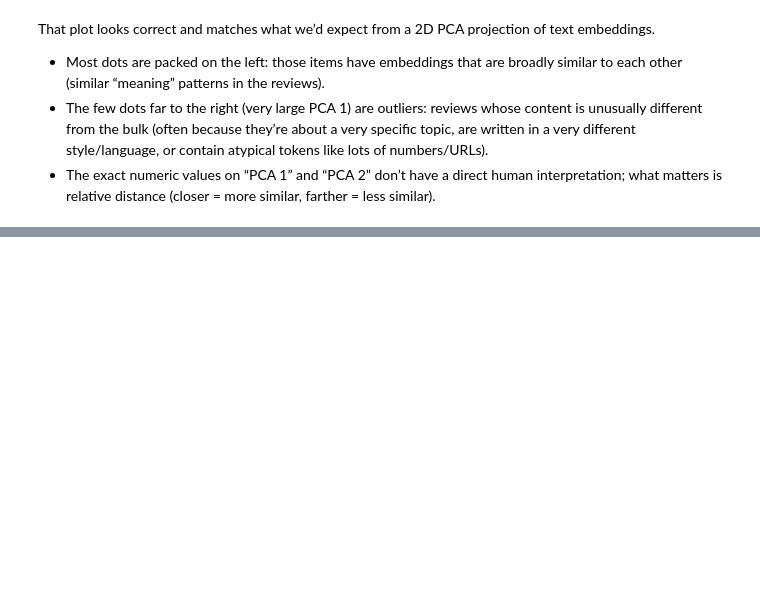
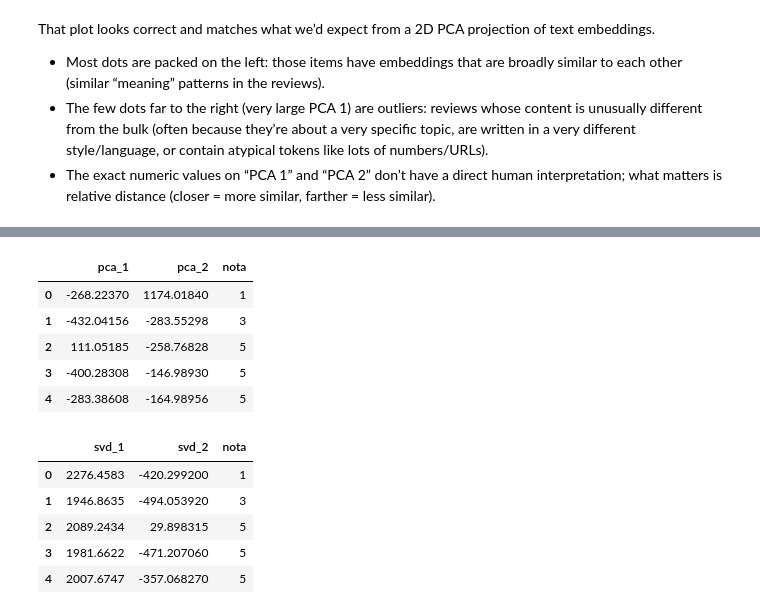
Before and after one commit to ayrtondenner/RestaurantReviewer, a Jupyter notebook: analysis.ipynb, the cells around one changed output, grey strips where cells are left out. Cells and saved outputs as stored; diff of their text form; code cells hidden in the pictures; blank space fills up the shorter version.

```diff
--- a/analysis.ipynb
+++ b/analysis.ipynb
@@ -1646,0 +1811,29 @@ That plot looks correct and matches what we’d expect from a 2D PCA projection
+# %%
+# DataFrames with only the 2D projection columns
+
+pca_cols = [c for c in ["pca_1", "pca_2", "nota"] if c in df.columns]
+svd_cols = [c for c in ["svd_1", "svd_2", "nota"] if c in df.columns]
+
+if len(pca_cols) != 3:
+    raise KeyError(f"Expected PCA columns ['pca_1','pca_2','nota'], found: {pca_cols}")
+if len(svd_cols) != 3:
+    raise KeyError(f"Expected SVD columns ['svd_1','svd_2','nota'], found: {svd_cols}")
+
+df_pca_only = df[pca_cols].copy()
+df_svd_only = df[svd_cols].copy()
+
+display(df_pca_only.head())
+display(df_svd_only.head())
+# %% [output]
+|  | pca_1 | pca_2 | nota |
+| 0 | -268.22370 | 1174.01840 | 1 |
+| 1 | -432.04156 | -283.55298 | 3 |
+| 2 | 111.05185 | -258.76828 | 5 |
+| 3 | -400.28308 | -146.98930 | 5 |
+| 4 | -283.38608 | -164.98956 | 5 |
+|  | svd_1 | svd_2 | nota |
+| 0 | 2276.4583 | -420.299200 | 1 |
+| 1 | 1946.8635 | -494.053920 | 3 |
+| 2 | 2089.2434 | 29.898315 | 5 |
+| 3 | 1981.6622 | -471.207060 | 5 |
+| 4 | 2007.6747 | -357.068270 | 5 |
```
Also changed, not shown: parts of 14 cells of this notebook, 2 other files.
